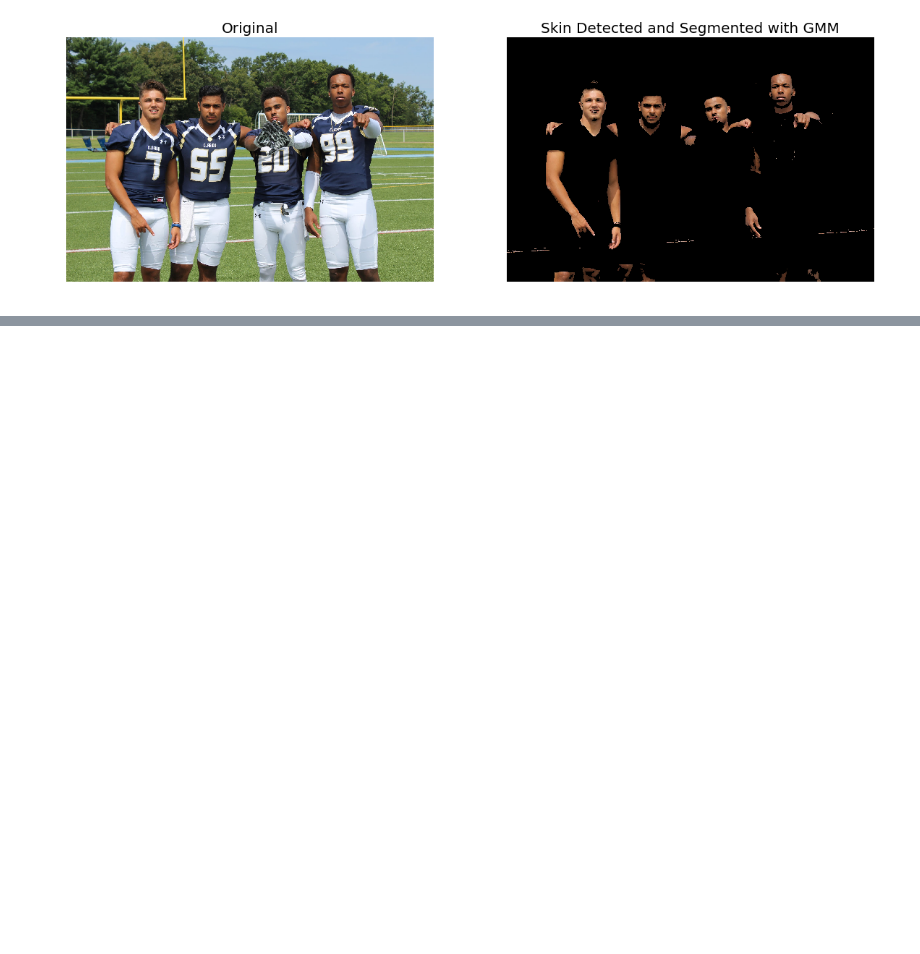
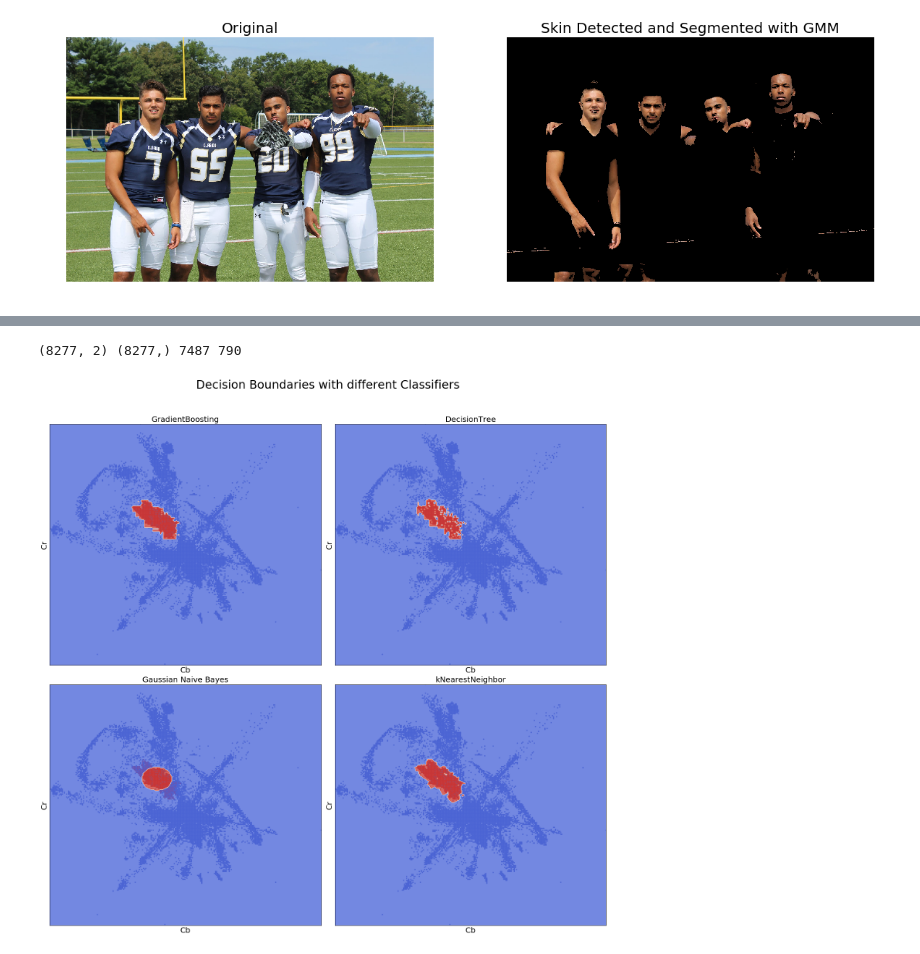
Before and after one commit to PacktPublishing/Python-Image-Processing-Cookbook, a Jupyter notebook: Chapter 06/Chapter06.ipynb, the cells around one changed output, grey strips where cells are left out. Saved outputs shown, nothing was run; the diff lists cells and outputs as text; code cells hidden in the pictures; blank space fills up the shorter version.

```diff
--- a/Chapter 06/Chapter06.ipynb
+++ b/Chapter 06/Chapter06.ipynb
@@ -185,0 +212,55 @@ plt.show()
+# %%
+def make_meshgrid(x, y, h=.02):
+    x_min, x_max = x.min() - 1, x.max() + 1
+    y_min, y_max = y.min() - 1, y.max() + 1
+    xx, yy = np.meshgrid(np.arange(x_min, x_max, h),
+                         np.arange(y_min, y_max, h))
+    return xx, yy
+
+def plot_contours(ax, clf, xx, yy, **params):
+    Z = clf.predict(np.c_[xx.ravel(), yy.ravel()])
+    Z = Z.reshape(xx.shape)
+    out = ax.contourf(xx, yy, Z, **params)
+    return out
+# %%
+Xy = df.to_numpy()
+X = Xy[:, 1:]
+y = Xy[:, 0]
+#print(X.shape, y.shape, len(y[y==0]), len(y[y==1]))
+
+models = (GradientBoostingClassifier(n_estimators=1000, max_leaf_nodes=4, max_depth=None, random_state=2,
+                   min_samples_split=5),
+          DecisionTreeClassifier(random_state=0),
+          GaussianNB(),
+          KNeighborsClassifier(5))
+models = [clf.fit(X, y) for clf in models]
+
+# title for the plots
+titles = ('GradientBoosting',
+          'DecisionTree',
+          'Gaussian Naive Bayes',
+          'kNearestNeighbor')
+
+# Set-up 2x2 grid for plotting.
+fig, sub = plt.subplots(2, 2, figsize=(20,20))
+plt.subplots_adjust(left=0, right=1, bottom=0, top=0.9, wspace=0.05, hspace=0.08)
+
+X0, X1 = X[:, 0], X[:, 1]
+xx, yy = make_meshgrid(X0, X1, h=1)
+
+for clf, title, ax in zip(models, titles, sub.flatten()):
+    ax.scatter(X0, X1, c=y, cmap=plt.cm.coolwarm, s=5) #, edgecolors='k')
+    plot_contours(ax, clf, xx, yy, cmap=plt.cm.coolwarm, alpha=0.8)
+    ax.set_xlim(xx.min(), xx.max())
+    ax.set_ylim(yy.min(), yy.max())
+    ax.set_xlabel('Cb', size=20)
+    ax.set_ylabel('Cr', size=20)
+    ax.set_xticks(())
+    ax.set_yticks(())
+    ax.set_title(title, size=20)
+
+plt.suptitle('Decision Boundaries with different Classifiers', size=30)
+plt.show()
+# %% [output]
+(8277, 2) (8277,) 7487 790
+[figure, added]
```
Also changed, not shown: parts of 3 cells of this notebook, 2 other files.
